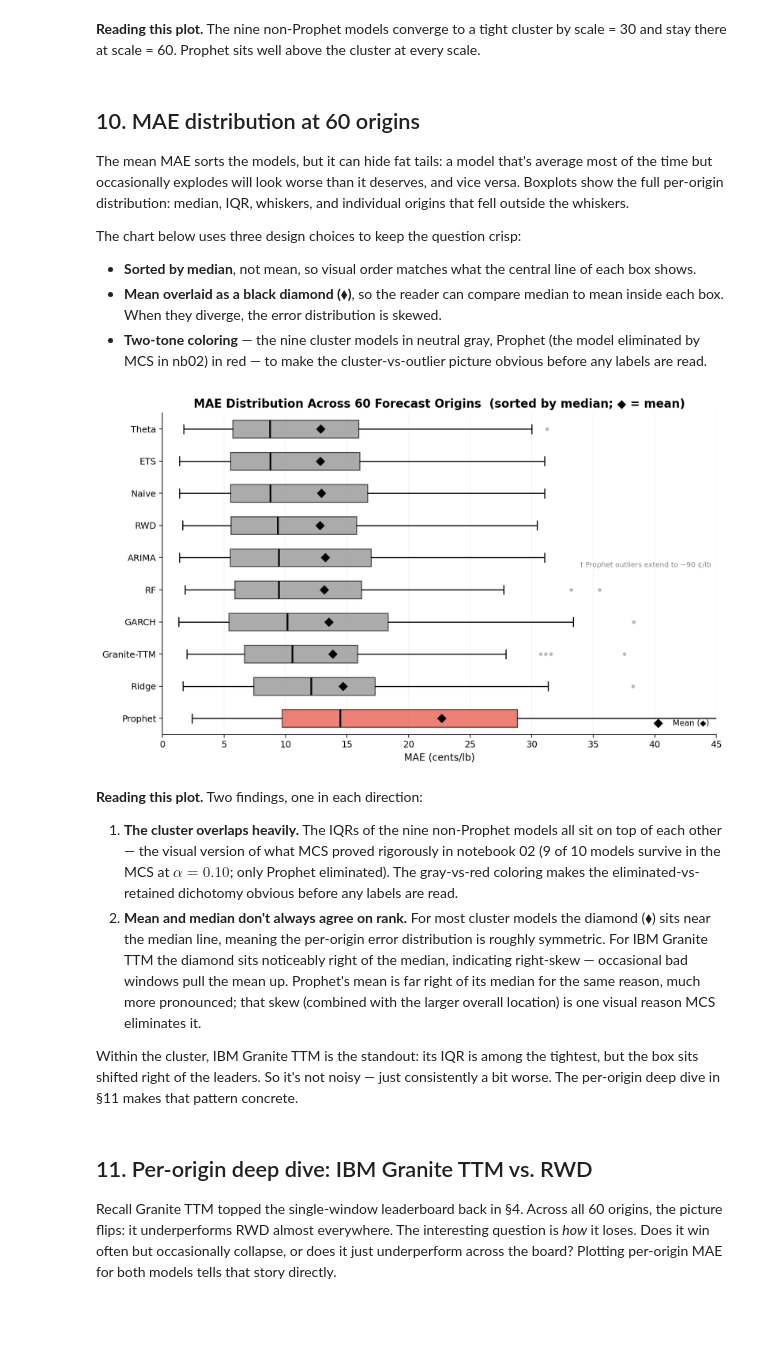
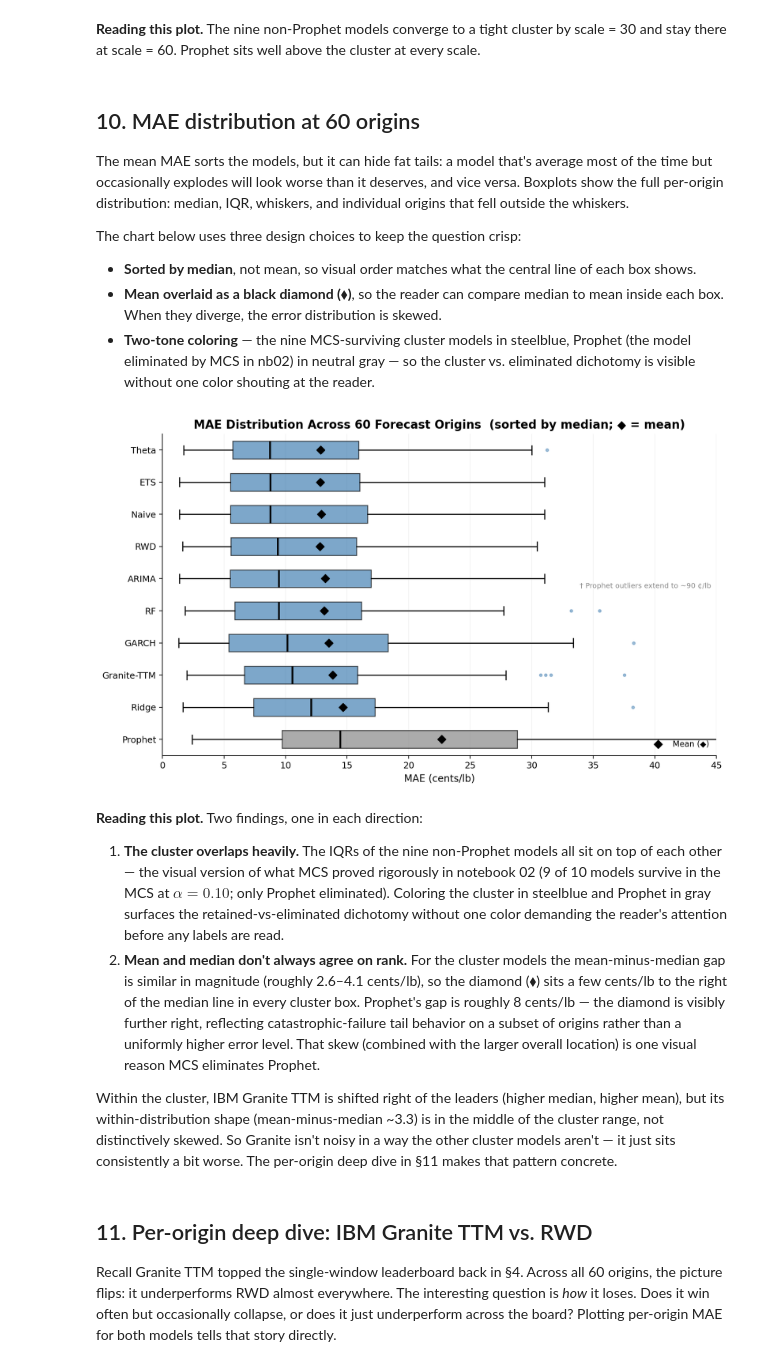
Before and after one commit to F5F0A0/coffee-futures-forecasting-model, a Jupyter notebook: notebooks/01_backtest_run.ipynb, the cells around one changed output. Drawn from its saved outputs; the diff is of its cells as text; code cells hidden in the pictures; blank space fills up the shorter version.

```diff
--- a/notebooks/01_backtest_run.ipynb
+++ b/notebooks/01_backtest_run.ipynb
@@ -564,10 +565,10 @@ The chart below uses three design choices to keep the question crisp:
 - **Mean overlaid as a black diamond ($\blacklozenge$)**, so the
   reader can compare median to mean inside each box. When they
   diverge, the error distribution is skewed.
-- **Two-tone coloring** &mdash; the nine cluster models in neutral
-  gray, Prophet (the model eliminated by MCS in nb02) in red &mdash;
-  to make the cluster-vs-outlier picture obvious before any labels
-  are read.
+- **Two-tone coloring** &mdash; the nine MCS-surviving cluster models
+  in steelblue, Prophet (the model eliminated by MCS in nb02) in
+  neutral gray &mdash; so the cluster vs. eliminated dichotomy is
+  visible without one color shouting at the reader.
 # %%
 results_60 = summary[summary["scale"] == 60]
 
@@ -582,10 +583,13 @@ order = (
 data = [results_60[results_60["model"] == m]["MAE"].values for m in order]
 means = [float(np.mean(d)) for d in data]
 
-# Two-tone coloring: cluster (top 9) in neutral gray; Prophet (the only
-# MCS-eliminated model) in red. Emphasizes the cluster-vs-outlier story.
-PROPHET_COLOR = "#E74C3C"
-CLUSTER_COLOR = "#888888"
+# Two-tone coloring: nine MCS survivors in steelblue, Prophet (the
+# only MCS-eliminated model) in neutral gray. Steelblue keeps the
+# cluster visually grouped without pulling the eye, and Prophet
+# fading to gray reflects its statistical elimination without
+# screaming for attention.
+PROPHET_COLOR = "#888888"
+CLUSTER_COLOR = "#4682B4"
 colors = [PROPHET_COLOR if m == "Prophet" else CLUSTER_COLOR for m in order]
 
 fig, ax = plt.subplots(figsize=(10, 6), dpi=180)
@@ -618,56 +622,60 @@ ax.scatter(
 )
 
 ax.set_xlim(0, 45)
 ax.annotate(
     "† Prophet outliers extend to ~90 ¢/lb",
     xy=(45, 0.5),
     xycoords=("data", "axes fraction"),
     ha="right",
     va="bottom",
     fontsize=8,
     color="#888",
     xytext=(-6, 6),
     textcoords="offset points",
 )
 
 ax.set_yticklabels(order, fontsize=10)
 ax.set_title(
     "MAE Distribution Across 60 Forecast Origins  (sorted by median; ◆ = mean)",
     fontsize=13,
     weight="semibold",
 )
 ax.set_xlabel("MAE (cents/lb)", fontsize=11)
 ax.grid(True, axis="x", alpha=0.15)
 ax.spines["top"].set_visible(False)
 ax.spines["right"].set_visible(False)
 ax.legend(loc="lower right", frameon=False, fontsize=9)
 fig.tight_layout()
 fig.savefig(FIG_DIR / "model_comparison_60.png", dpi=300, bbox_inches="tight")
 plt.show()
 # %% [output]
-[figure, old version]
+[figure, new version]
 # %% [markdown]
 **Reading this plot.** Two findings, one in each direction:
 
 1. **The cluster overlaps heavily.** The IQRs of the nine non-Prophet
    models all sit on top of each other &mdash; the visual version of
    what MCS proved rigorously in notebook 02 (9 of 10 models survive
-   in the MCS at $\alpha = 0.10$; only Prophet eliminated). The
-   gray-vs-red coloring makes the eliminated-vs-retained dichotomy
-   obvious before any labels are read.
-2. **Mean and median don't always agree on rank.** For most cluster
-   models the diamond ($\blacklozenge$) sits near the median line,
-   meaning the per-origin error distribution is roughly symmetric.
-   For IBM Granite TTM the diamond sits noticeably right of the
-   median, indicating right-skew &mdash; occasional bad windows pull
-   the mean up. Prophet's mean is far right of its median for the
-   same reason, much more pronounced; that skew (combined with the
-   larger overall location) is one visual reason MCS eliminates it.
+   in the MCS at $\alpha = 0.10$; only Prophet eliminated). Coloring
+   the cluster in steelblue and Prophet in gray surfaces the
+   retained-vs-eliminated dichotomy without one color demanding
+   the reader's attention before any labels are read.
+2. **Mean and median don't always agree on rank.** For the cluster
+   models the mean-minus-median gap is similar in magnitude
+   (roughly 2.6&ndash;4.1 cents/lb), so the diamond ($\blacklozenge$)
+   sits a few cents/lb to the right of the median line in every cluster
+   box. Prophet's gap is roughly 8 cents/lb &mdash; the diamond is
+   visibly further right, reflecting catastrophic-failure tail
+   behavior on a subset of origins rather than a uniformly higher
+   error level. That skew (combined with the larger overall location)
+   is one visual reason MCS eliminates Prophet.
 
-Within the cluster, IBM Granite TTM is the standout: its IQR is
-among the tightest, but the box sits shifted right of the leaders.
-So it's not noisy &mdash; just consistently a bit worse. The
-per-origin deep dive in §11 makes that pattern concrete.
+Within the cluster, IBM Granite TTM is shifted right of the leaders
+(higher median, higher mean), but its within-distribution shape
+(mean-minus-median ~3.3) is in the middle of the cluster range, not
+distinctively skewed. So Granite isn't noisy in a way the other
+cluster models aren't &mdash; it just sits consistently a bit worse.
+The per-origin deep dive in &sect;11 makes that pattern concrete.
 # %% [markdown]
 ## 11. Per-origin deep dive: IBM Granite TTM vs. RWD
 
```
Also changed, not shown: parts of 2 cells of this notebook, 13 other files.
